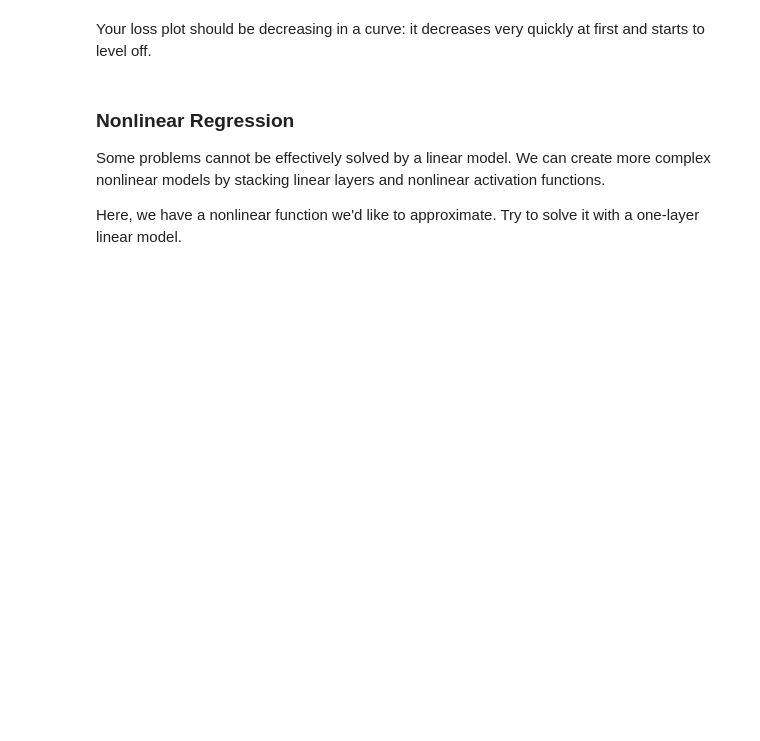
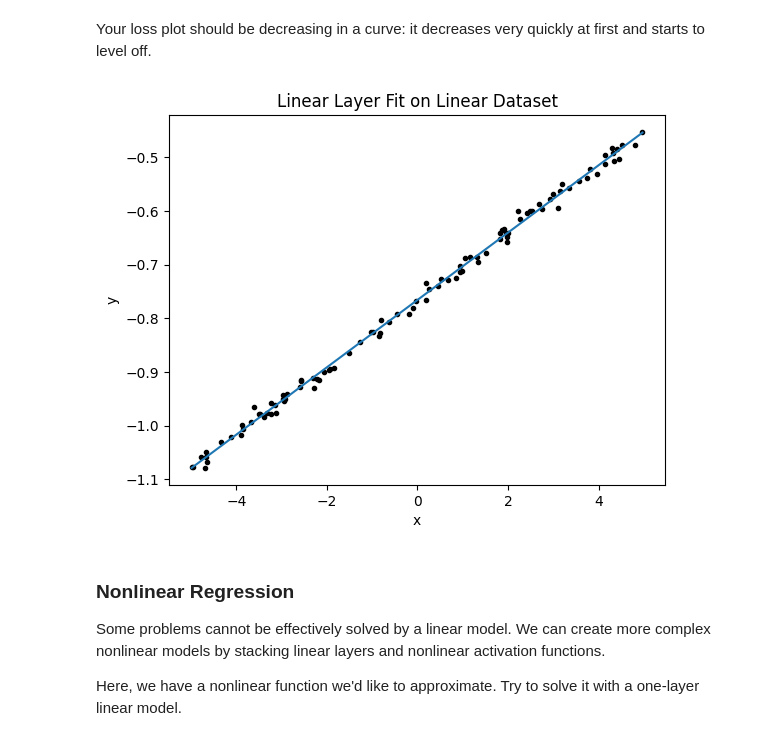
Before and after one commit to dpreese/static, a Jupyter notebook: lab2_modules_training.ipynb, the cells around one changed output. Drawn from its saved outputs; the diff is of its cells as text; code cells hidden in the pictures; blank space fills up the shorter version.

```diff
--- a/lab2_modules_training.ipynb
+++ b/lab2_modules_training.ipynb
@@ -253,10 +285,15 @@ You can find helpful resources and documentation on `nn.init.xavier_uniform_()`
 # %%
 class LinearLayer(nn.Module):
     def __init__(self, input_feature_size, output_feature_size):
-        pass
+        super().__init__()
+        self.weight = nn.Parameter(torch.empty(input_feature_size, output_feature_size))
+        nn.init.xavier_uniform_(self.weight)
+
+        self.bias = nn.Parameter(torch.empty(output_feature_size))
+        nn.init.uniform_(self.bias, -1.0, 1.0)
 
     def forward(self, x):
-        pass
+        return x @ self.weight + self.bias
 # %% [markdown]
 Execute the code below to assert that your functionality works correctly.
 # %%
@@ -379,7 +438,9 @@ plot_loss(train_losses, title="Loss on Linear Dataset")
 Your loss plot should be decreasing in a curve: it decreases very quickly at first and starts to level off.
 # %%
 # Plot your fit on the data
-plot_data(linear_x, linear_y, linear_network, title="Linear Layer Fit on Linear Dataset")
+plot_data(linear_x, linear_y, linear_network.to(device), title="Linear Layer Fit on Linear Dataset")
+# %% [output]
+[figure, added]
 # %% [markdown]
 ### Nonlinear Regression
 
```
Also changed, not shown: parts of 26 cells of this notebook.
